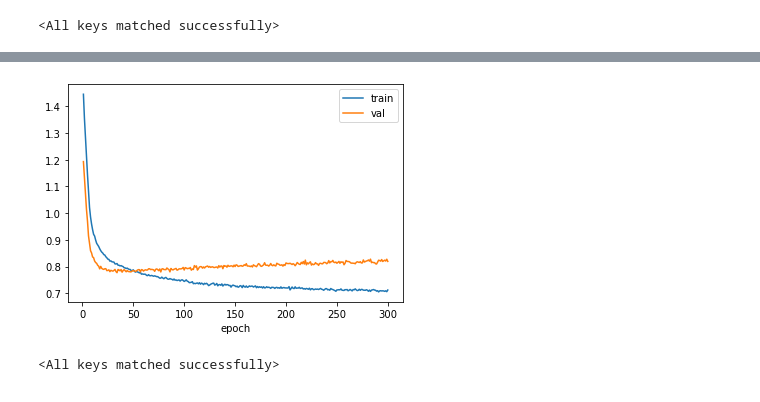
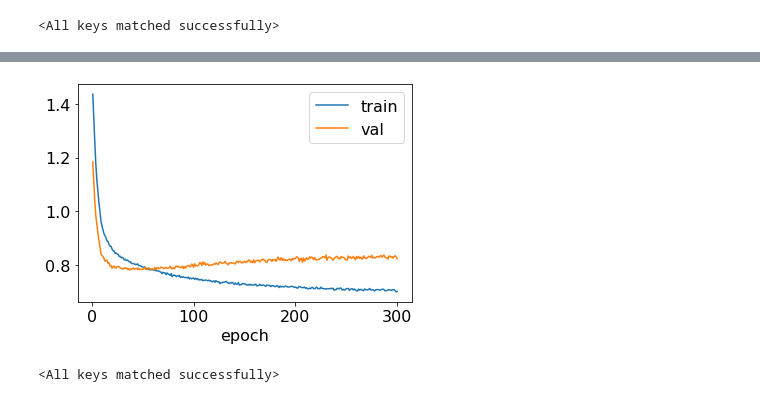
Before and after one commit to tobiasweede/rs-via-gnn, a Jupyter notebook: 01_mln-baselines/movielens/movielens-mln-ml-100k.ipynb, the cells around one changed output, grey strips where cells are left out. Cells and saved outputs as stored; diff of their text form; code cells hidden in the pictures.

```diff
--- a/01_mln-baselines/movielens/movielens-mln-ml-100k.ipynb
+++ b/01_mln-baselines/movielens/movielens-mln-ml-100k.ipynb
@@ -491,7 +500,14 @@ loss improvement on epoch: 6
-# %%
-ax = pd.DataFrame(history).drop(columns='total').plot(x='epoch')
-# %% [output]
-[figure, removed]
+# %%
+plt.rcParams['font.size'] = 16
+plt.rcParams['axes.labelsize'] = 16
+plt.rcParams['xtick.labelsize'] = 16
+plt.rcParams['ytick.labelsize'] = 16
+plt.rcParams['legend.fontsize'] = 16
+ax = pd.DataFrame(history).drop(columns='total').plot(x='epoch')
+
+plt.savefig(figure_path + '/ml-100k-large-loss.png', dpi=300, bbox_inches='tight')
+# %% [output]
+[figure, added]
 # %%
 # Plot decreasing learning rate
 
```
Also changed, not shown: parts of 17 cells of this notebook, 6 other files.
